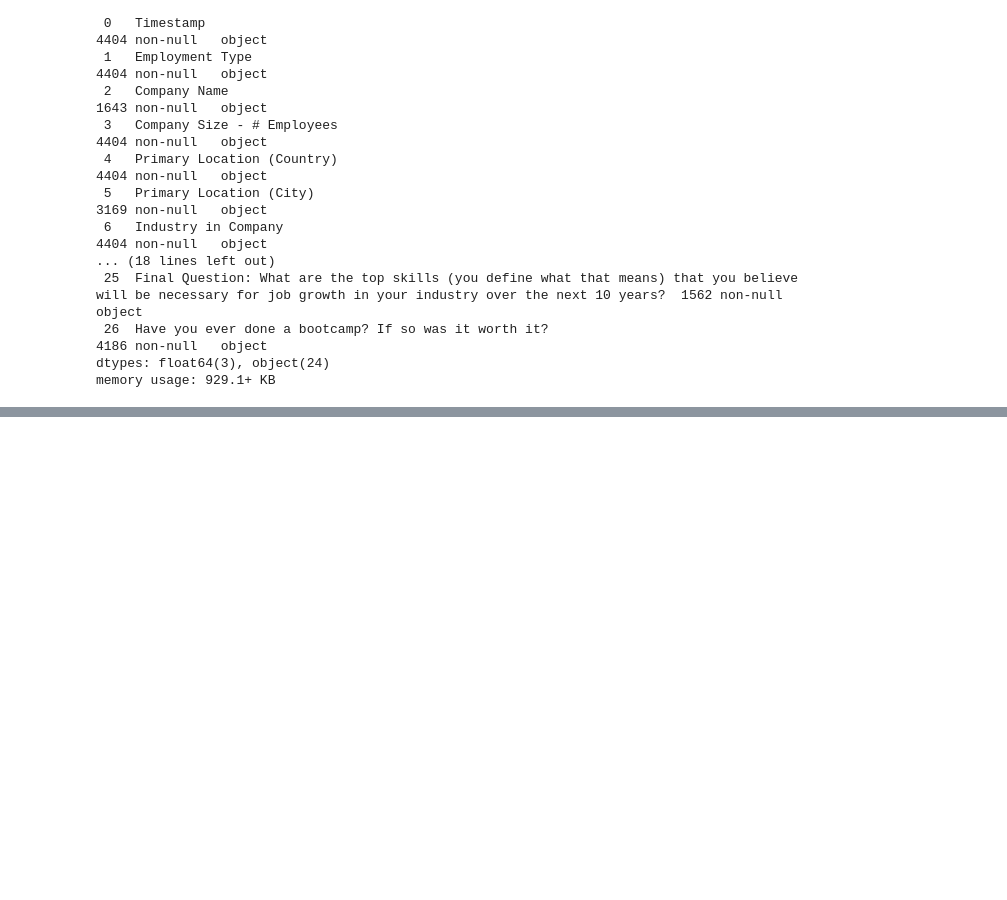
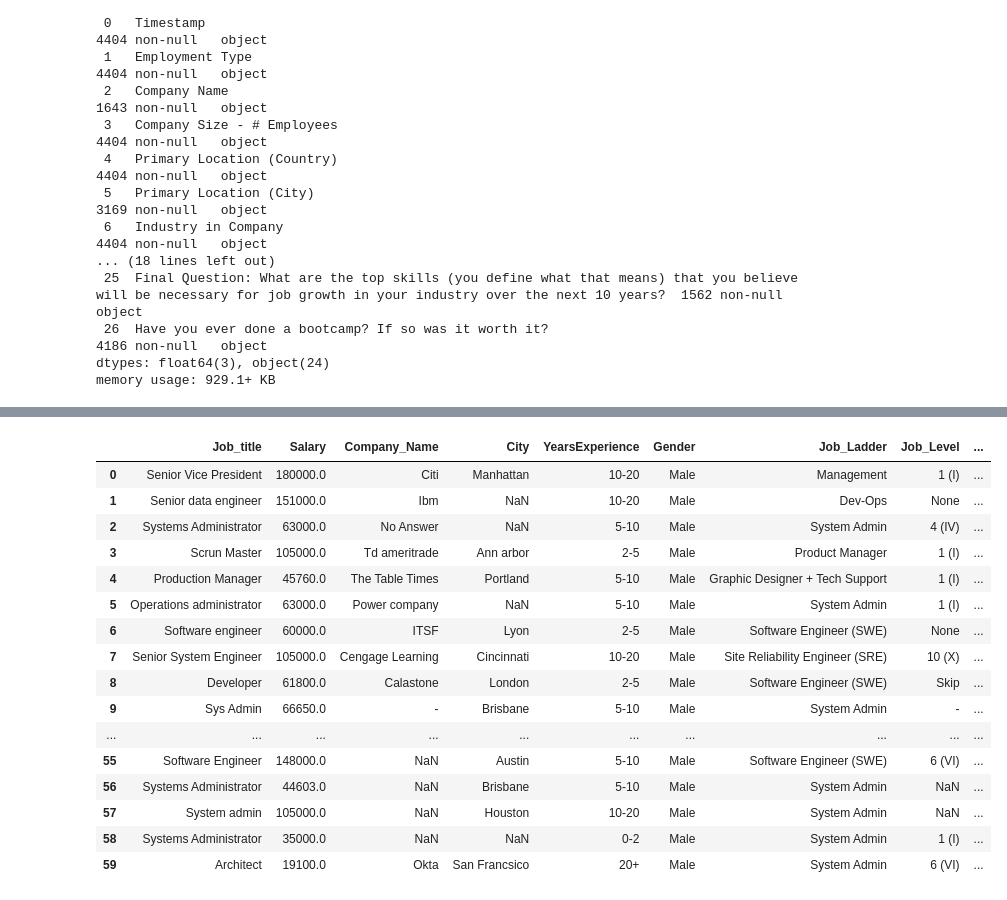
Before and after one commit to ibtiseam/challenge, a Jupyter notebook: ch1.ipynb, the cells around one changed output, grey strips where cells are left out. Drawn from its saved outputs; the diff is of its cells as text; code cells hidden in the pictures; blank space fills up the shorter version.

```diff
--- a/ch1.ipynb
+++ b/ch1.ipynb
@@ -179,0 +193,28 @@ with open('data.txt', 'w') as f:
+# %%
+df2.rename(columns = {'Job Level':'Job_Level'}, inplace = True)
+# %%
+df2.rename(columns = {'Employment Type':'Employment_Type'}, inplace = True)
+# %%
+df2.rename(columns = {'Total Bonus in 2018 (cumulative annual value in USD)':'Total_Bonus_2018'}, inplace = True)
+# %%
+data = df2[["Job_title", "Salary","Company_Name","City","YearsExperience","Gender","Job_Ladder","Job_Level","Employment_Type","Total_Bonus_2018"]]
+# %%
+data.head(60)
+# %% [output]
+|  | Job_title | Salary | Company_Name | City | YearsExperience | Gender | Job_Ladder | Job_Level | ... |
+| 0 | Senior Vice President | 180000.0 | Citi | Manhattan | 10-20 | Male | Management | 1 (I) | ... |
+| 1 | Senior data engineer | 151000.0 | Ibm | NaN | 10-20 | Male | Dev-Ops | None | ... |
+| 2 | Systems Administrator | 63000.0 | No Answer | NaN | 5-10 | Male | System Admin | 4 (IV) | ... |
+| 3 | Scrun Master | 105000.0 | Td ameritrade | Ann arbor | 2-5 | Male | Product Manager | 1 (I) | ... |
+| 4 | Production Manager | 45760.0 | The Table Times | Portland | 5-10 | Male | Graphic Designer + Tech Support | 1 (I) | ... |
+| 5 | Operations administrator | 63000.0 | Power company | NaN | 5-10 | Male | System Admin | 1 (I) | ... |
+| 6 | Software engineer | 60000.0 | ITSF | Lyon | 2-5 | Male | Software Engineer (SWE) | None | ... |
+| 7 | Senior System Engineer | 105000.0 | Cengage Learning | Cincinnati | 10-20 | Male | Site Reliability Engineer (SRE) | 10 (X) | ... |
+| 8 | Developer | 61800.0 | Calastone | London | 2-5 | Male | Software Engineer (SWE) | Skip | ... |
+| 9 | Sys Admin | 66650.0 | - | Brisbane | 5-10 | Male | System Admin | - | ... |
+| ... | ... | ... | ... | ... | ... | ... | ... | ... | ... |
+| 55 | Software Engineer | 148000.0 | NaN | Austin | 5-10 | Male | Software Engineer (SWE) | 6 (VI) | ... |
+| 56 | Systems Administrator | 44603.0 | NaN | Brisbane | 5-10 | Male | System Admin | NaN | ... |
+| 57 | System admin | 105000.0 | NaN | Houston | 10-20 | Male | System Admin | NaN | ... |
+| 58 | Systems Administrator | 35000.0 | NaN | NaN | 0-2 | Male | System Admin | 1 (I) | ... |
+| 59 | Architect | 19100.0 | Okta | San Francsico | 20+ | Male | System Admin | 6 (VI) | ... |
```
Also changed, not shown: parts of 32 cells of this notebook, 6 other files.
